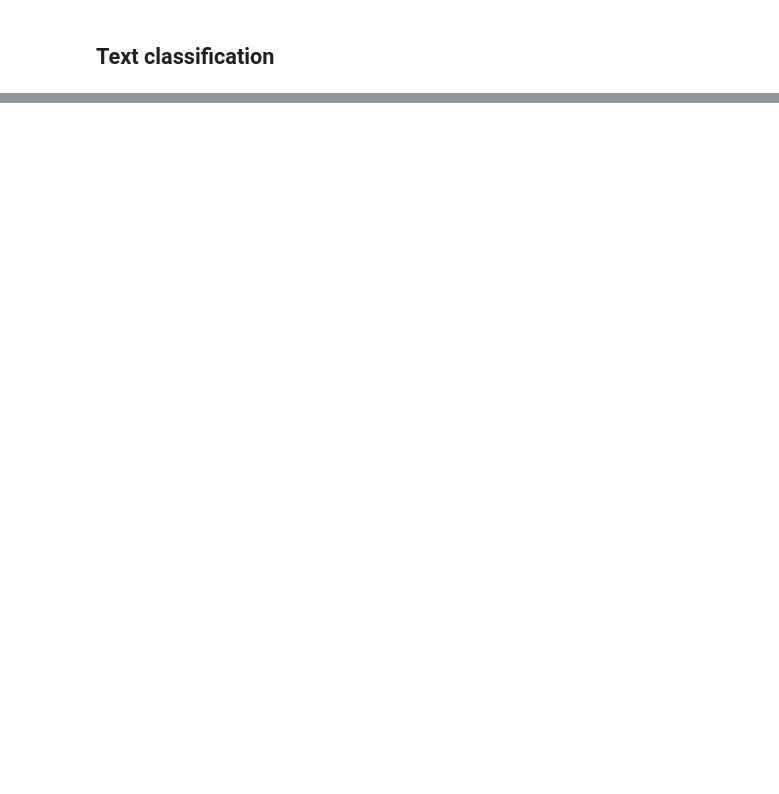
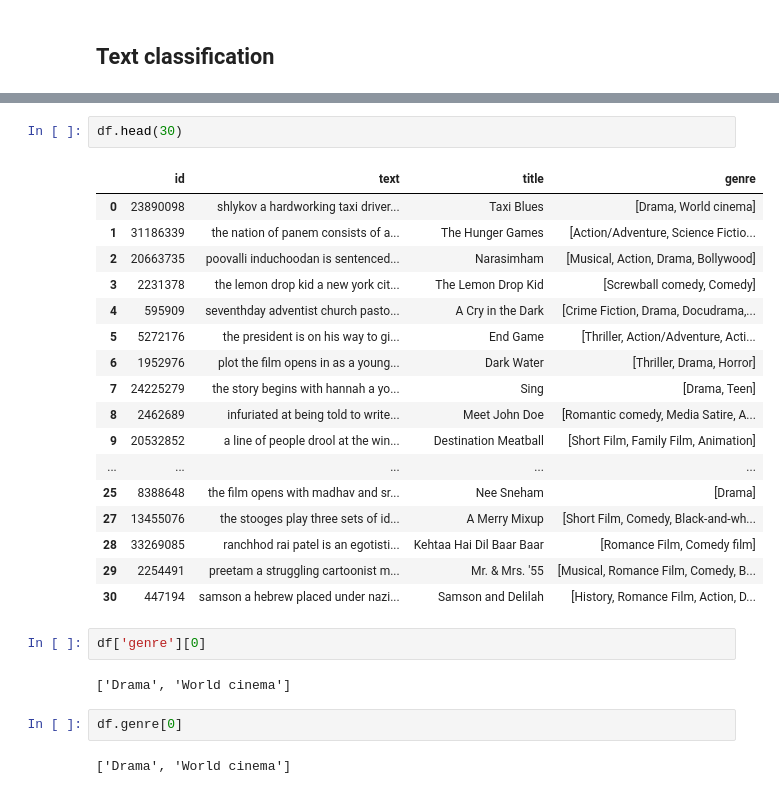
Before and after one commit to MatthiasRemta/NLP_Project, a Jupyter notebook: Classification_Test_Anna.ipynb, the cells around one changed output, grey strips where cells are left out. Cells and saved outputs as stored; diff of their text form; blank space fills up the shorter version.

```diff
--- a/Classification_Test_Anna.ipynb
+++ b/Classification_Test_Anna.ipynb
@@ -34,0 +45,28 @@ X_train_tfidf
+# %%
+df.head(30)
+# %% [output]
+|  | id | text | title | genre |
+| 0 | 23890098 | shlykov a hardworking taxi driver... | Taxi Blues | [Drama, World cinema] |
+| 1 | 31186339 | the nation of panem consists of a... | The Hunger Games | [Action/Adventure, Science Fictio... |
+| 2 | 20663735 | poovalli induchoodan is sentenced... | Narasimham | [Musical, Action, Drama, Bollywood] |
+| 3 | 2231378 | the lemon drop kid a new york cit... | The Lemon Drop Kid | [Screwball comedy, Comedy] |
+| 4 | 595909 | seventhday adventist church pasto... | A Cry in the Dark | [Crime Fiction, Drama, Docudrama,... |
+| 5 | 5272176 | the president is on his way to gi... | End Game | [Thriller, Action/Adventure, Acti... |
+| 6 | 1952976 | plot the film opens in as a young... | Dark Water | [Thriller, Drama, Horror] |
+| 7 | 24225279 | the story begins with hannah a yo... | Sing | [Drama, Teen] |
+| 8 | 2462689 | infuriated at being told to write... | Meet John Doe | [Romantic comedy, Media Satire, A... |
+| 9 | 20532852 | a line of people drool at the win... | Destination Meatball | [Short Film, Family Film, Animation] |
+| ... | ... | ... | ... | ... |
+| 25 | 8388648 | the film opens with madhav and sr... | Nee Sneham | [Drama] |
+| 27 | 13455076 | the stooges play three sets of id... | A Merry Mixup | [Short Film, Comedy, Black-and-wh... |
+| 28 | 33269085 | ranchhod rai patel is an egotisti... | Kehtaa Hai Dil Baar Baar | [Romance Film, Comedy film] |
+| 29 | 2254491 | preetam a struggling cartoonist m... | Mr. & Mrs. '55 | [Musical, Romance Film, Comedy, B... |
+| 30 | 447194 | samson a hebrew placed under nazi... | Samson and Delilah | [History, Romance Film, Action, D... |
+# %%
+df['genre'][0]
+# %% [output]
+['Drama', 'World cinema']
+# %%
+df.genre[0]
+# %% [output]
+['Drama', 'World cinema']
```
Also changed, not shown: parts of 20 cells of this notebook.
